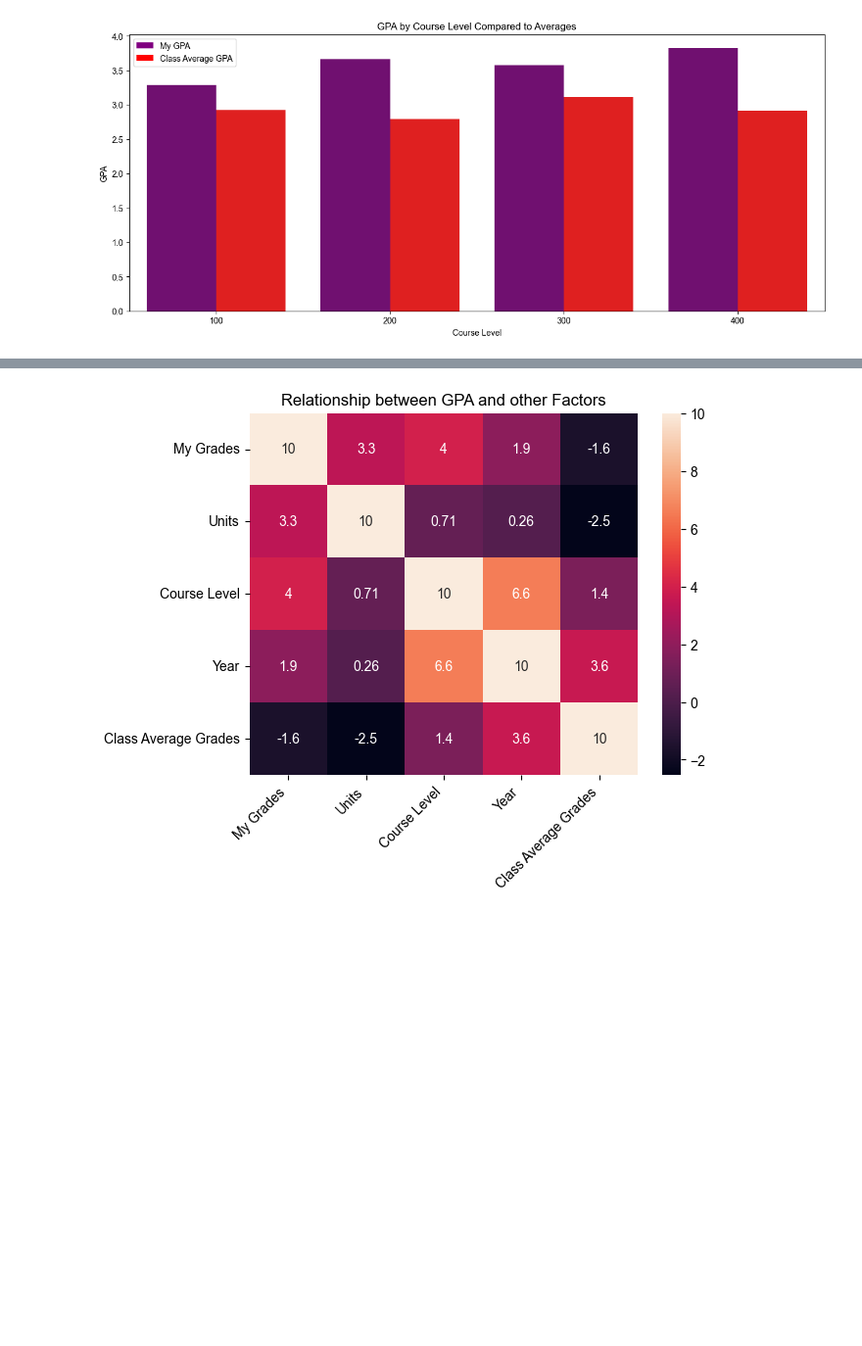
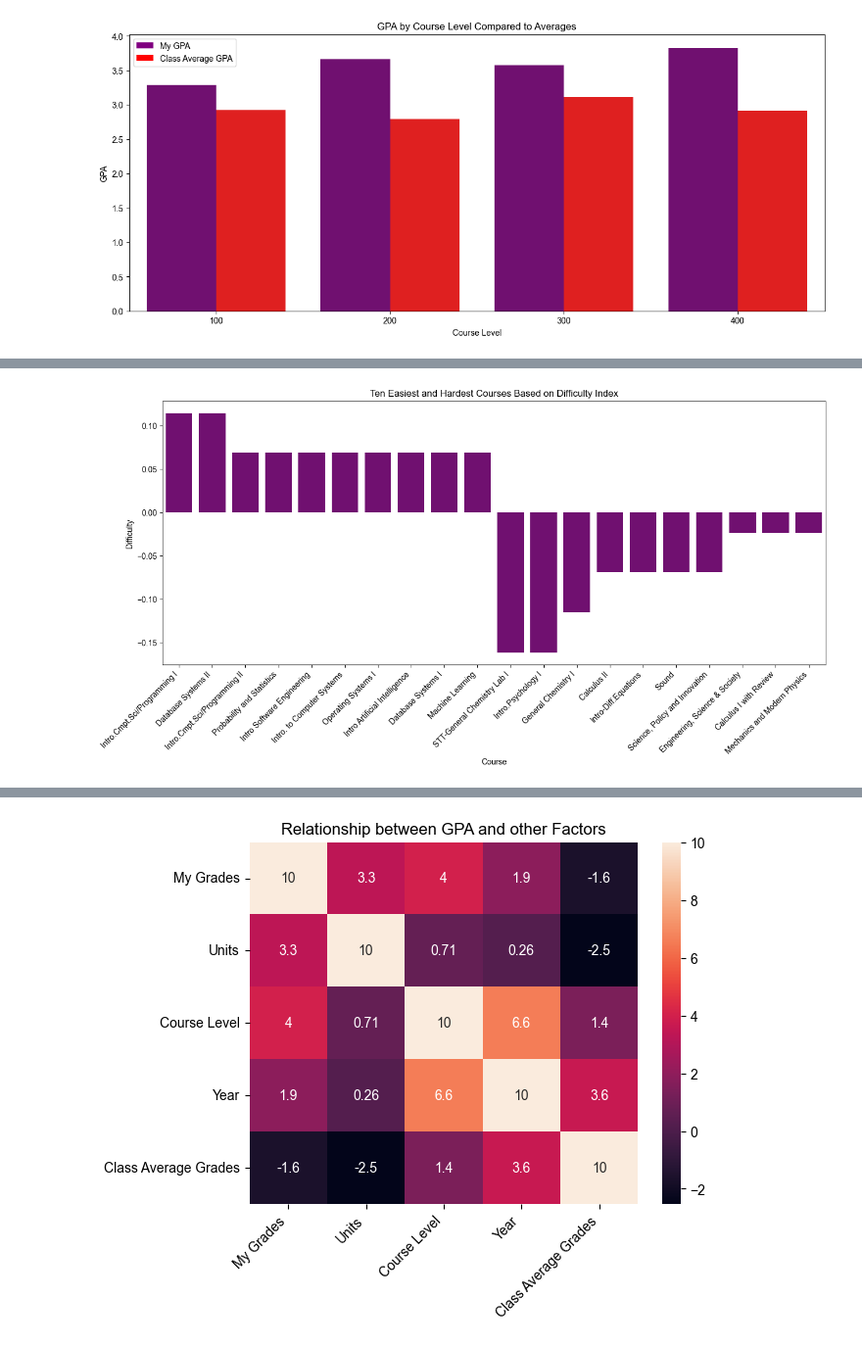
Before and after one commit to NickTurenne/Transcript-Analysis, a Jupyter notebook: notebooks/visualization.ipynb, the cells around one changed output, grey strips where cells are left out. Shown: that part at 98% size. Drawn from its saved outputs; the diff is of its cells as text; code cells hidden in the pictures; blank space fills up the shorter version.

Commit message:
Almost done with the visualizations

```diff
--- a/notebooks/visualization.ipynb
+++ b/notebooks/visualization.ipynb
@@ -43,0 +92,4 @@ vs.plot_GPA_by_course_level(df_filtered)
+# %%
+vs.plot_hardest_and_easiest_courses(df_filtered)
+# %% [output]
+[figure, added]
```
Also changed, not shown: parts of 11 cells of this notebook, 3 other files.
